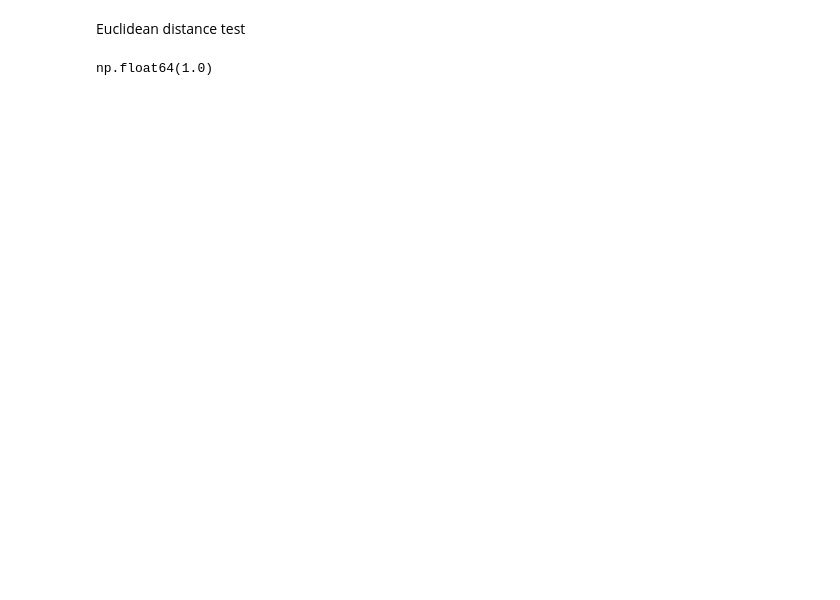
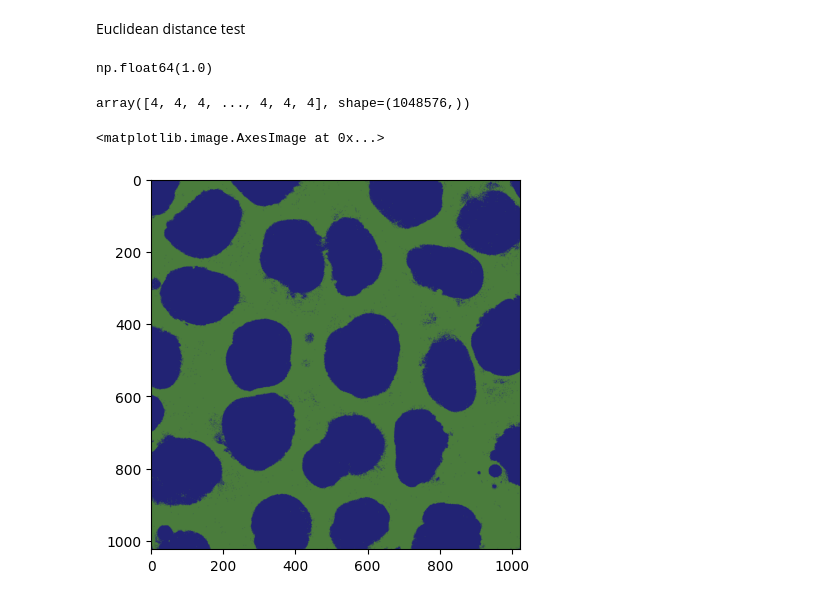
Before and after one commit to BiomedicalImageAnalysis2025/topic01_team04, a Jupyter notebook: Code/KMeans_Clustering.ipynb, the cells around one changed output. Drawn from its saved outputs; the diff is of its cells as text; code cells hidden in the pictures; blank space fills up the shorter version.

Commit message:
Implemented First KMeans Algorithm (RGB)

```diff
--- a/Code/KMeans_Clustering.ipynb
+++ b/Code/KMeans_Clustering.ipynb
@@ -51,3 +53,54 @@ euclidean_distance_3d(centroids[1,],[5,])
 euclidean_distance_3d([0,0,0], [0,1,0])
 # %% [output]
 np.float64(1.0)
+# %%
+pixels = CellNuclei.reshape(-1, 3)
+assign_to_centroids(pixels, centroids)
+# %% [output]
+array([4, 4, 4, ..., 4, 4, 4], shape=(1048576,))
+# %%
+def kmeans_clustering(image, k, max_iterations=100):
+    """
+    Perform K-means clustering on a 3D image.
+
+    Parameters:
+    - image: 3D numpy array representing the image.
+    - k: Number of clusters.
+    - max_iterations: Maximum number of iterations for convergence.
+
+    Returns:
+    - segmented_image: 3D numpy array with clustered pixel values.
+    """
+    # Reshape Image
+    reshaped_image = image.reshape(-1, 3)
+
+    # Initialize centroids
+    centroids = init_centroids(k)
+
+    for _ in range(max_iterations):
+        # Assign pixels to the nearest centroid
+        labels = assign_to_centroids(reshaped_image, centroids)
+
+        # Update centroids based on the assigned pixels
+        new_centroids = update_centroids(reshaped_image, labels, k)
+
+        # Check for convergence (if centroids do not change)
+        if np.all(centroids == new_centroids):
+            break
+
+        centroids = new_centroids
+
+    # Create segmented image based on final labels
+    labels_2d = labels.reshape(image.shape[0], image.shape[1])
+    segmented_image = np.zeros_like(image)
+    for i in range(k):
+        segmented_image[labels_2d == i] = centroids[i]
+
+    return segmented_image
+
+clustered_CellNuclei = kmeans_clustering(CellNuclei, 2, max_iterations=10)
+
+plt.imshow(clustered_CellNuclei)
+# %% [output]
+<matplotlib.image.AxesImage at 0x...>
+[figure, added]
```
Also changed, not shown: parts of 2 cells of this notebook, 1 other file.
